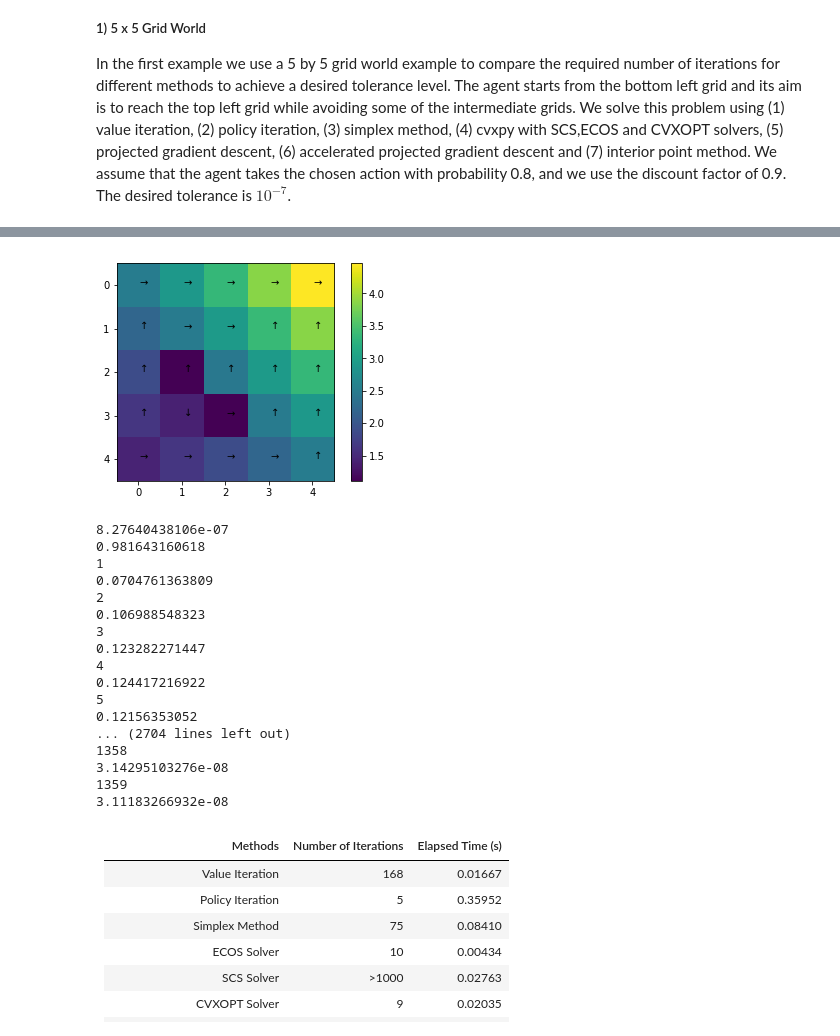
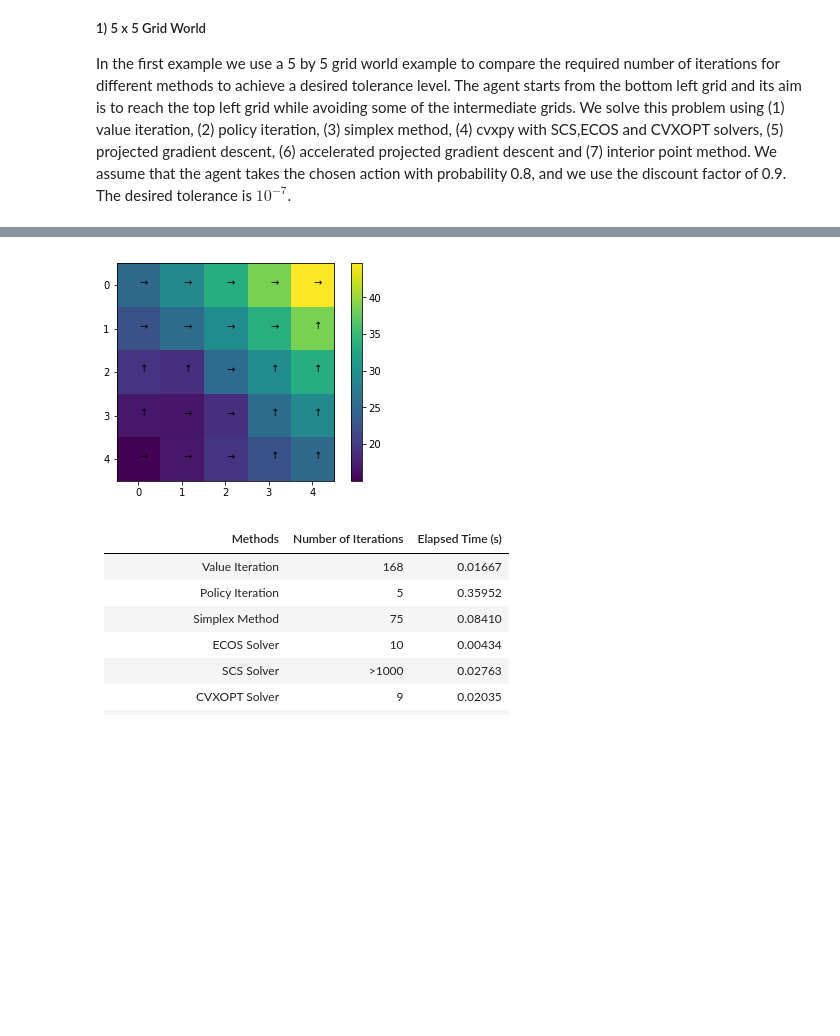
Before and after one commit to akhshah/cvxproj, a Jupyter notebook: GridWorld.ipynb, the cells around one changed output, grey strips where cells are left out. Saved outputs shown, nothing was run; the diff lists cells and outputs as text; code cells hidden in the pictures; blank space fills up the shorter version.

Commit message:
hessian and examples

```diff
--- a/GridWorld.ipynb
+++ b/GridWorld.ipynb
@@ -658,41 +663,44 @@ Barrier Method is an Interior Point Method to solve convex optimization problems
 # %%
 def findBarrierGradient(A,b,x):
     #calculates the gradient of barrier function for IPM Ax>=b
-    d = np.zeros([A.shape[0],1])
+    g = np.zeros(A.shape[1])
     for i in range(A.shape[0]):
-        d[i,0] = -1.0/(np.dot(A[i,:],x) - b[i])
-    g = np.dot(np.transpose(A),d)
+        g = g - A[i,:]/(np.dot(A[i,:],x) - b[i])
+    g = np.resize(g, x.shape)
     return g
 # %%
 def findBarrierHessian(A,b,x):
-    #calculates the hessian of barrier function for IPM Ax>=b
-    d = np.zeros([A.shape[0],1])
-    dMat = np.zeros([A.shape[0],A.shape[0]])
+    H = np.zeros([A.shape[1], A.shape[1]])
     for i in range(A.shape[0]):
-        dMat[i,i] = 1.0/((np.dot(A[i,:],x) - b[i])**2)
-    dummy = np.dot(np.transpose(A),dMat)
-    H = np.dot(dummy,A)
+        H = H + np.outer(A[i,:], A[i,:])/(np.dot(A[i,:],x) - b[i])**2
     return H
 # %%
 def findAnalyticCenter(A,b,xFeasible,T):
     #finds the analytical center for IPM using gradient descent
-    for i in range (T):
-        g = findBarrierGradient(A,b,xFeasible)
-        xFeasible = xFeasible - 0.01/(i+1)*g;
-    return xFeasible
+    xFeasible=np.resize(xFeasible,(A.shape[1],1))
+   # for i in range (T):
+       # H = findBarrierHessian(A,b,xFeasible)
+        #g = findBarrierGradient(A,b,xFeasible)
+        #xFeasible = xFeasible -np.dot(H,g);
+    Y=cvx.Variable(A.shape[1])
+    dum=0
+    for i in range(A.shape[0]):
+        dum+=cvx.log(cvx.sum_entries(cvx.mul_elemwise(A[i,:],Y))-b[i])
+    obj=cvx.Minimize(-dum)
+    prob=cvx.Problem(obj)
+    prob.solve(solver=SCS,eps=tol,max_iters=100,verbose=False)
+    return Y.value
 # %%
 def findOptimalSolution(A,b,stateValsNew,alpha,eps, stateValsOpt):
     #finds the optimal solution using IPM
     error = []
-    t = 1;
+    t = 1e-10;
     #to make it enter the loop
     stateVals = stateValsNew + 1;
     itr = 0;
     while (np.linalg.norm(stateVals-stateValsNew,2) > eps):
         itr+=1
-        print(itr)
         stateVals = stateValsNew
-        print(np.min(np.dot(A,stateVals)-b))
         #Finds the gradient and hessian
         g = t*np.ones([stateVals.size, 1]) + findBarrierGradient(A,b,stateVals)
         H = findBarrierHessian(A,b,stateVals)
@@ -754,39 +762,20 @@ Grid_Map(b[0:P_0.shape[1]], rows, columns)
 # %%
 polyit_val, bestAction2,error_pol, num_iter_pol, time_pol = policyitr(P_0, b[0:P_0.shape[1]], discount, tol) # Policy Iteration
 valit_val, bestAction,num_iter_val, time_val = valitr(P_0, b, discount, tol) # Value Iteration
 start_time = time.time()
 res = linprog(c, -A, -b, A_eq=None, b_eq=None, bounds=None, method='simplex',\
               callback=None, options={'disp': False, 'bland': False, 'tol': tol, 'maxiter': 1000}) # Simplex
 elapsed_time = time.time() - start_time
 obj_ecos_p, ecos_val_p, time_ecos_p=ECOS_Primal(A,b,c,tol) # ECOS Primal
 obj_scs_p, scs_val_p, time_scs_p=SCS_Primal(A,b,c,tol) # SCS Primal
 obj_cvx_p, cvx_val_p, time_cvx_p=CVXOPT_Primal(A,b,c,tol) # CVXOPT Primal
 plotGridWorld(polyit_val, bestAction2, rows, columns)
-analytical_vals=findAnalyticCenter(A,b,valit_val+10,T=1000)
-projgrad_val, projgrad_error, projgrad_iter = descent(graddes, "gradient", analytical_vals, A, b, 1, tol, valit_val) # Projected Gradient
-accgrad_val, accgrad_error, accgrad_iter = descent(accelgrad, "accelerated", analytical_vals, A, b, 1e-1, tol, valit_val) # Accelerated Gradient Descent
-print(accgrad_error[-1])
-print(np.min(np.dot(A,analytical_vals)-b))
-interior_val, interior_error=interiorPoint(A, b, discount, tol, 0.01, valit_val) # Interior Point Method
+#analytical_vals=findAnalyticCenter(A,b,valit_val+10,T=1000)
+#projgrad_val, projgrad_error, projgrad_iter = descent(graddes, "gradient", analytical_vals, A, b, 1, tol, valit_val) # Projected Gradient
+#accgrad_val, accgrad_error, accgrad_iter = descent(accelgrad, "accelerated", analytical_vals, A, b, 1e-1, tol, valit_val) # Accelerated Gradient Descent
+interior_val, interior_error=interiorPoint(A, b, discount, tol, 0.5, valit_val) # Interior Point Method
 # %% [output]
-[figure, old version]
+[figure, new version]
-8.27640438106e-07
-0.981643160618
-1
-0.0704761363809
-2
-0.106988548323
-3
-0.123282271447
-4
-0.124417216922
-5
-0.12156353052
-... (2704 lines left out)
-1358
-3.14295103276e-08
-1359
-3.11183266932e-08
 # %% [markdown]
 | Methods  | Number of Iterations | Elapsed Time (s) |
 | ------------- | ------------- |------------ |
```
Also changed, not shown: parts of 5 cells of this notebook.
